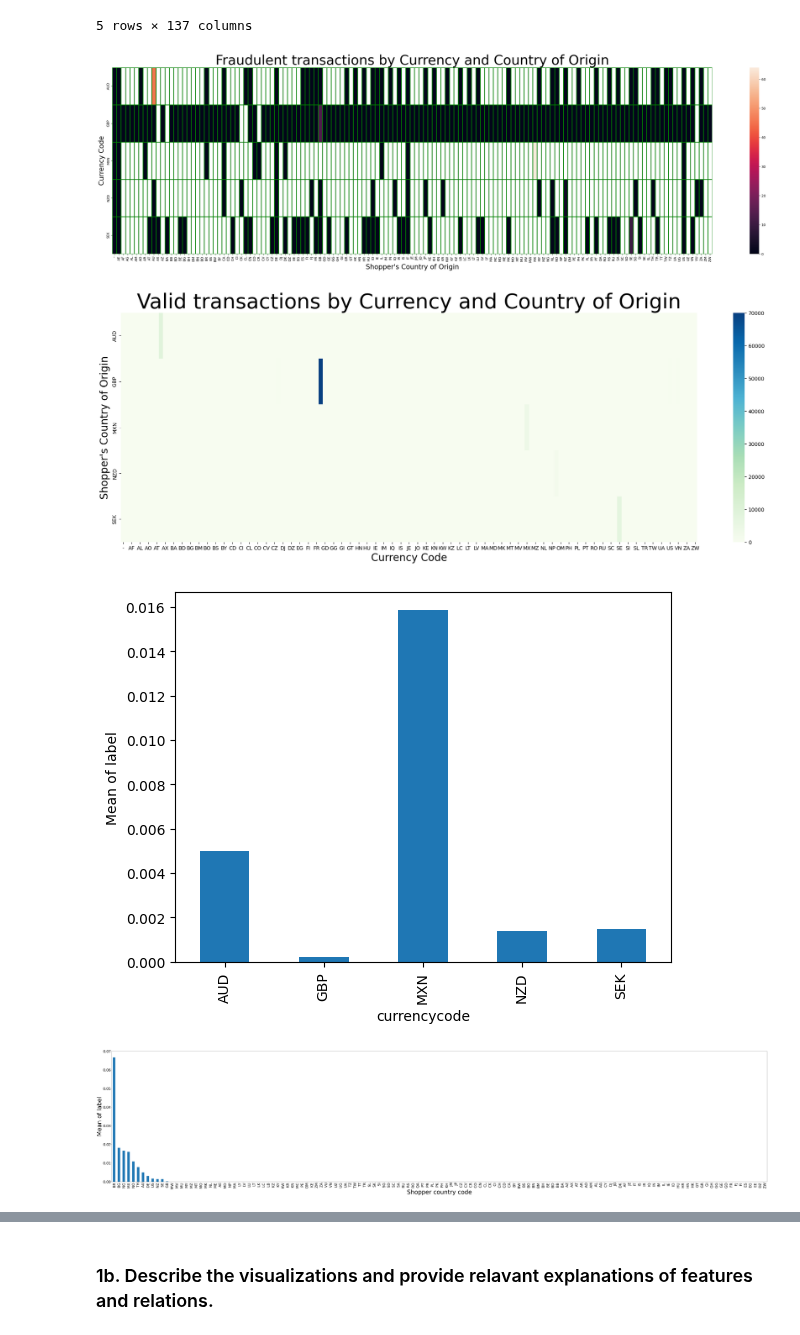
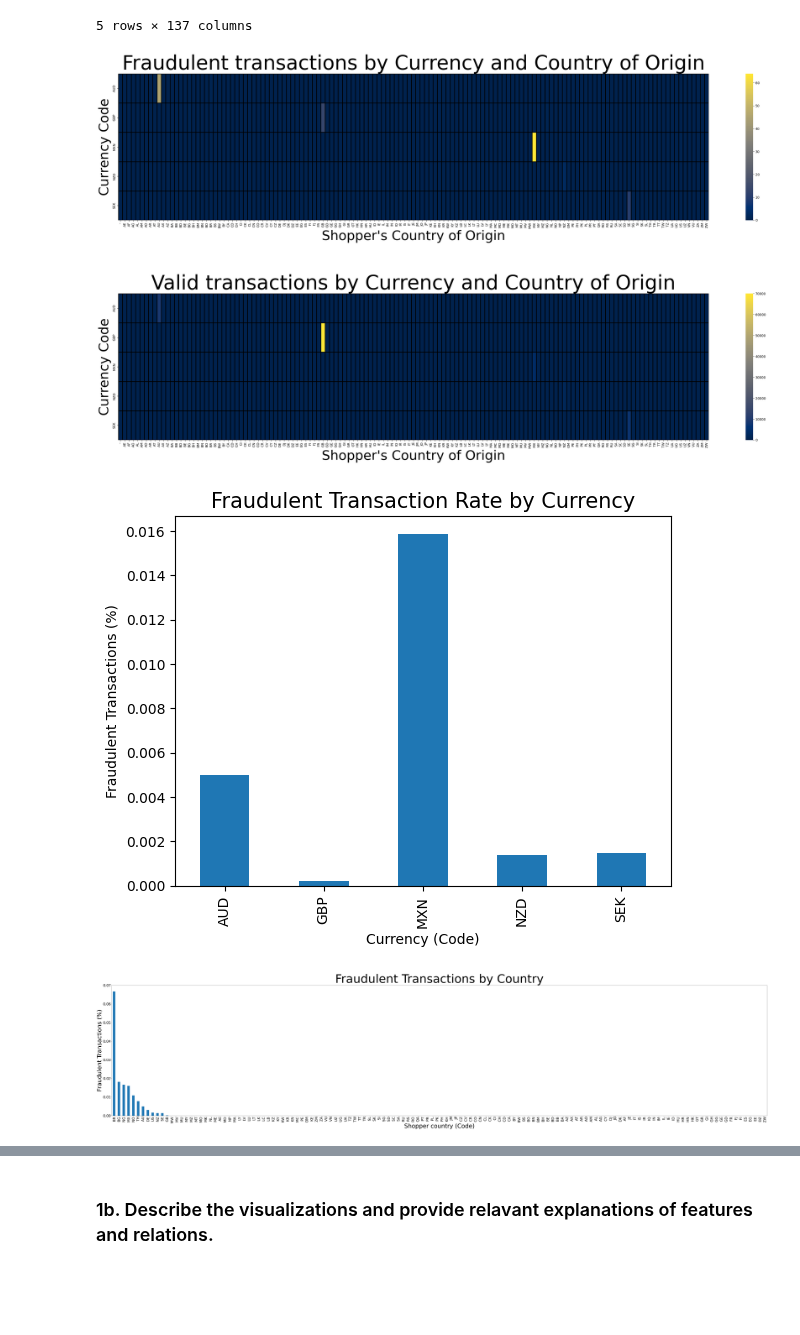
Before and after one commit to kbaran1998/CS4035-cyber-data, a Jupyter notebook: lab1/Lab1.ipynb, the cells around one changed output, grey strips where cells are left out. Drawn from its saved outputs; the diff is of its cells as text; code cells hidden in the pictures; blank space fills up the shorter version.

Commit message:
Add titles to figures

```diff
--- a/lab1/Lab1.ipynb
+++ b/lab1/Lab1.ipynb
@@ -278,7 +264,7 @@ valid_df
 | 270 | ZW | GBP | 3 |
 271 rows × 3 columns
 # %%
-fraud_df = fraud_df.pivot_table(index='currencycode', columns='shoppercountrycode', values='count')
+fraud_df = fraud_df.pivot_table(index='currencycode', columns='shoppercountrycode', values='count').fillna(0)
 fraud_df
 # %% [output]
 | shoppercountrycode | - | AE | AF | AG | AL | AM | AO | AR | AT | AU | ... |
@@ -304,39 +292,41 @@ valid_df
 # %%
-_, ax = plt.subplots(1, figsize=(40, 10))
-sns.heatmap(fraud_df, linewidths=1, linecolor='green')
-ax.set_xlabel("Shopper's Country of Origin", fontsize=20)
-ax.set_ylabel("Currency Code", fontsize=20)
-ax.set_title('Fraudulent transactions by Currency and Country of Origin', fontsize=40)
+fig, (ax1, ax2) = plt.subplots(2,1,figsize =(40, 20))
+fig.subplots_adjust(hspace=0.5)
+
+sns.heatmap(fraud_df, linewidths=1, linecolor='black', cmap='cividis', ax=ax1)
+ax1.set_xlabel("Shopper's Country of Origin", fontsize=40)
+ax1.set_ylabel("Currency Code", fontsize=40)
+ax1.set_title('Fraudulent transactions by Currency and Country of Origin', fontsize=60)
+
+sns.heatmap(valid_df, linewidths=1, linecolor='black', cmap='cividis', ax=ax2)
+ax2.set_xlabel("Shopper's Country of Origin", fontsize=40)
+ax2.set_ylabel("Currency Code", fontsize=40)
+ax2.set_title('Valid transactions by Currency and Country of Origin', fontsize=60)
+
 plt.show()
 # %% [output]
-[figure, old version]
+[figure, new version]
-# %%
-_, ax = plt.subplots(1, figsize=(25, 8))
-sns.heatmap(valid_df, cmap="GnBu")
-ax.set_xlabel("Currency Code", fontsize=20)
-ax.set_ylabel("Shopper's Country of Origin", fontsize=20)
-ax.set_title('Valid transactions by Currency and Country of Origin', fontsize=40)
-plt.show()
-# %% [output]
-[figure, removed]
 # %%
 # Group by currency type and plot the mean of the label
 train_data_df.groupby('currencycode')['label'].mean().plot(kind='bar')
-plt.ylabel('Mean of label')
+plt.title('Fraudulent Transaction Rate by Currency', fontsize=15)
+plt.ylabel('Fraudulent Transactions (%)')
+plt.xlabel('Currency (Code)')
 plt.show()
 # %% [output]
-[figure, old version]
+[figure, new version]
 # %%
 # Group by shopper country code and plot the mean of the label
 plt.figure(figsize=(100, 20))
 train_data_df.groupby('shoppercountrycode')['label'].mean().sort_values(ascending=False).plot(kind='bar')
-plt.ylabel('Mean of label', fontsize=50)
-plt.xlabel('Shopper country code', fontsize=50)
+plt.title('Fraudulent Transactions by Country', fontsize=100)
+plt.ylabel('Fraudulent Transactions (%)', fontsize=50)
+plt.xlabel('Shopper country (Code)', fontsize=50)
 plt.xticks(fontsize=30)
 plt.yticks(fontsize=30)
 plt.show()
 # %% [output]
-[figure, old version]
+[figure, new version]
 # %%
 plt.figure(figsize=(100, 20))
 fraudulent_mean_data = train_data_df.groupby('shoppercountrycode')['label'].mean()
```
Also changed, not shown: parts of 8 cells of this notebook, 1 other file.
